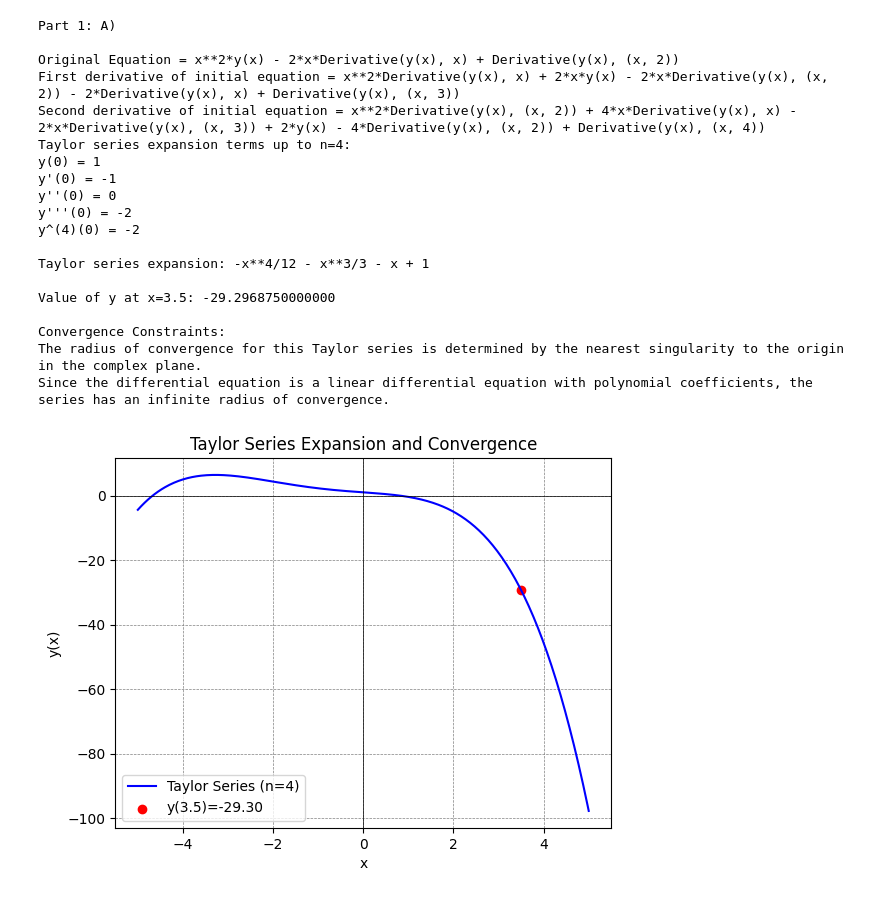
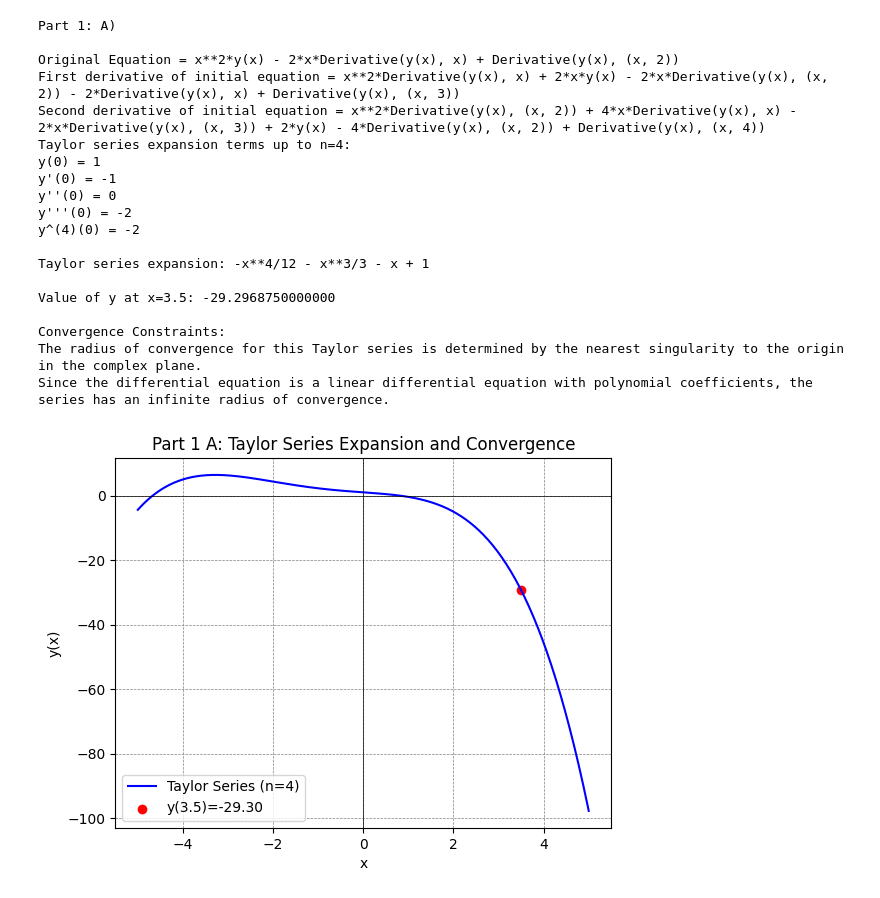
Before and after one commit to TaterTotMan64/CST-305, a Jupyter notebook: Project 6/Project 6 – Numeric Computations with Taylor Polynomials.ipynb, the cells around one changed output. Cells and saved outputs as stored; diff of their text form; code cells hidden in the pictures.

```diff
--- a/Project 6/Project 6 – Numeric Computations with Taylor Polynomials.ipynb
+++ b/Project 6/Project 6 – Numeric Computations with Taylor Polynomials.ipynb
@@ -1,6 +6,7 @@
 # %%
 import sympy as sp
 import numpy as np
+from scipy.integrate import odeint
 import matplotlib.pyplot as plt
 
 print("Part 1: A)")
@@ -61,32 +67,32 @@ y_vals = taylor_func(x_vals)
 # Plot the Taylor series
 plt.plot(x_vals, y_vals, label="Taylor Series (n=4)", color='blue')
 plt.scatter([x_value], [y_at_x.evalf()], color='red', label=f'y({x_value})={y_at_x.evalf():.2f}')
 plt.axhline(0, color='black',linewidth=0.5)
 plt.axvline(0, color='black',linewidth=0.5)
 plt.grid(color = 'gray', linestyle = '--', linewidth = 0.5)
-plt.title("Taylor Series Expansion and Convergence")
+plt.title("Part 1 A: Taylor Series Expansion and Convergence")
 plt.xlabel("x")
 plt.ylabel("y(x)")
 plt.legend()
 plt.show()
 # %% [output]
 Part 1: A)
 
 Original Equation = x**2*y(x) - 2*x*Derivative(y(x), x) + Derivative(y(x), (x, 2))
 First derivative of initial equation = x**2*Derivative(y(x), x) + 2*x*y(x) - 2*x*Derivative(y(x), (x, 2)) - 2*Derivative(y(x), x) + Derivative(y(x), (x, 3))
 Second derivative of initial equation = x**2*Derivative(y(x), (x, 2)) + 4*x*Derivative(y(x), x) - 2*x*Derivative(y(x), (x, 3)) + 2*y(x) - 4*Derivative(y(x), (x, 2)) + Derivative(y(x), (x, 4))
 Taylor series expansion terms up to n=4:
 y(0) = 1
 y'(0) = -1
 y''(0) = 0
 y'''(0) = -2
 y^(4)(0) = -2
 
 Taylor series expansion: -x**4/12 - x**3/3 - x + 1
 
 Value of y at x=3.5: -29.2968750000000
 
 Convergence Constraints:
 The radius of convergence for this Taylor series is determined by the nearest singularity to the origin in the complex plane.
 Since the differential equation is a linear differential equation with polynomial coefficients, the series has an infinite radius of convergence.
-[figure, old version]
+[figure, new version]
```
Also changed, not shown: parts of 4 cells of this notebook, 3 other files.
